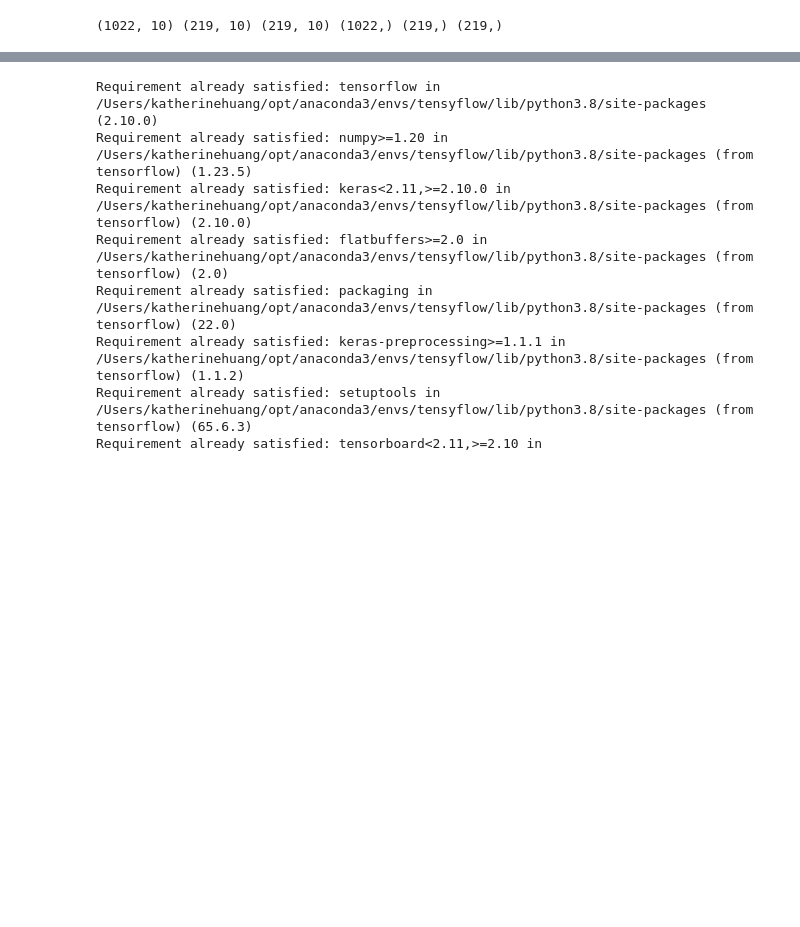
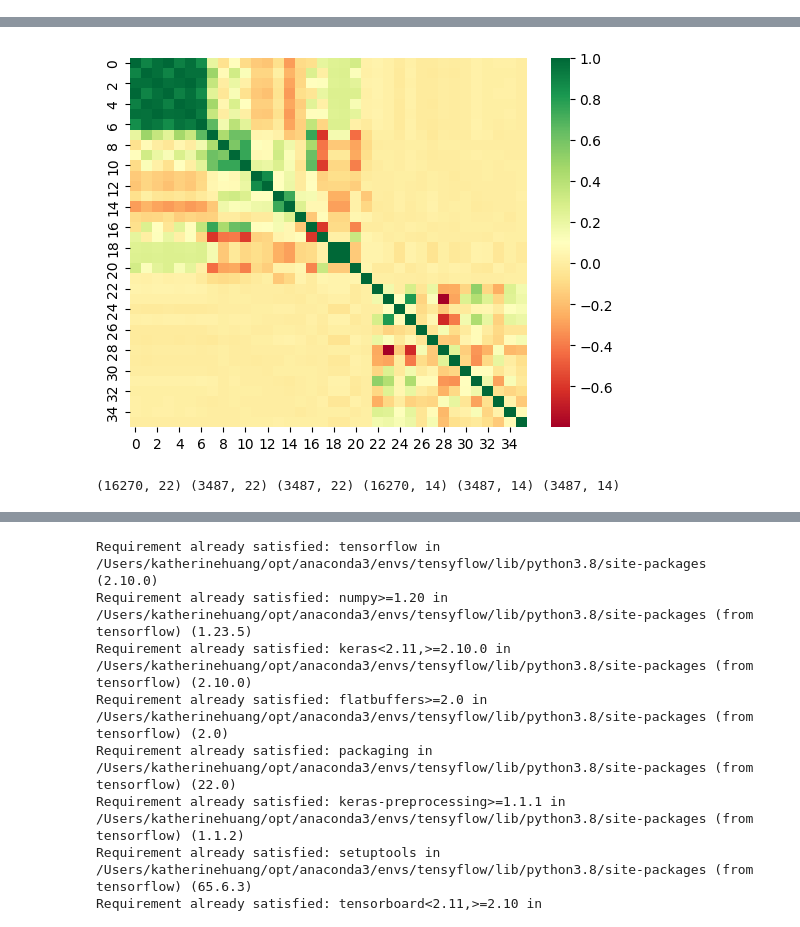
Before and after one commit to NathanDuggal/Hacklytics, a Jupyter notebook: python/ml.ipynb, the cells around one changed output, grey strips where cells are left out. Cells and saved outputs as stored; diff of their text form; code cells hidden in the pictures; blank space fills up the shorter version.

```diff
--- a/python/ml.ipynb
+++ b/python/ml.ipynb
@@ -60,10 +94,17 @@ Requirement already satisfied: keras in /Users/katherinehuang/opt/anaconda3/envs
-# %%
-from sklearn.model_selection import train_test_split
-
-X_train, X_val_and_test, Y_train, Y_val_and_test = train_test_split(X_scale, Y, test_size=0.3)
-
-X_val, X_test, Y_val, Y_test = train_test_split(X_val_and_test, Y_val_and_test, test_size=0.5)
-
-print(X_train.shape, X_val.shape, X_test.shape, Y_train.shape, Y_val.shape, Y_test.shape)
-# %% [output]
-(1022, 10) (219, 10) (219, 10) (1022,) (219,) (219,)
+# %%
+!$sys.executable -m pip install seaborn
+import matplotlib.pyplot as mp
+import seaborn as sb
+
+
+# corrmat = result.corr()
+# print(corrmat)
+# most_corr_features = corrmat.index
+# print(corrmat.index)
+
+#mp.figure(figsize=(52,52))
+#plot heat map
+dataplot=sb.heatmap(df_m.corr(),annot=False,cmap="RdYlGn")
+
+mp.show()
+# %% [output]
@@ -70,3 +125,18 @@ print(X_train.shape, X_val.shape, X_test.shape, Y_train.shape, Y_val.shape, Y_te
+[figure, added]
+# %%
+from sklearn.model_selection import train_test_split
+import numpy as np
+
+X_train, X_val_and_test, Y_train, Y_val_and_test = train_test_split(X_scale, Y, test_size=0.3)
+
+X_val, X_test, Y_val, Y_test = train_test_split(X_val_and_test, Y_val_and_test, test_size=0.5)
+
+#X_train = np.asarray(X_train).astype('float32').reshape((-1,1))
+#X_test = np.asarray(X_test).astype('float32').reshape((-1,1))
+
+print(X_train.shape, X_val.shape, X_test.shape, Y_train.shape, Y_val.shape, Y_test.shape)
+# %% [output]
+(16270, 22) (3487, 22) (3487, 22) (16270, 14) (3487, 14) (3487, 14)
 # %%
 #Kot: added some imports
 from keras.models import Sequential
```
Also changed, not shown: parts of 10 cells of this notebook, 4 other files.
